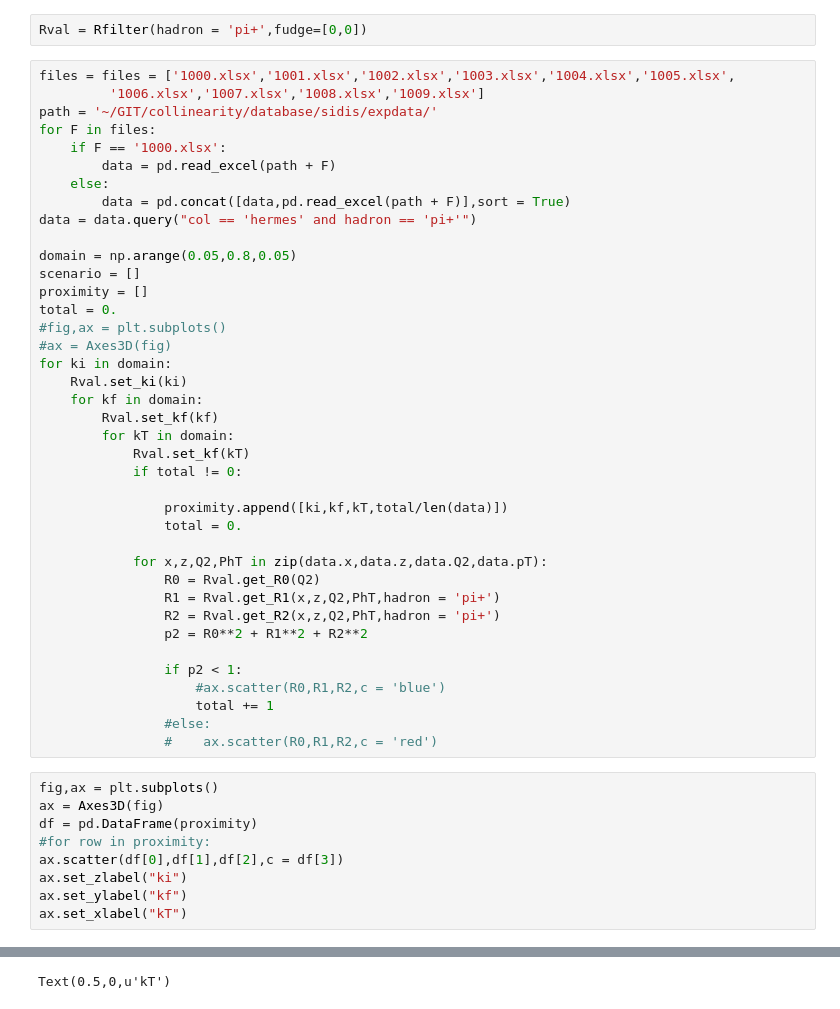
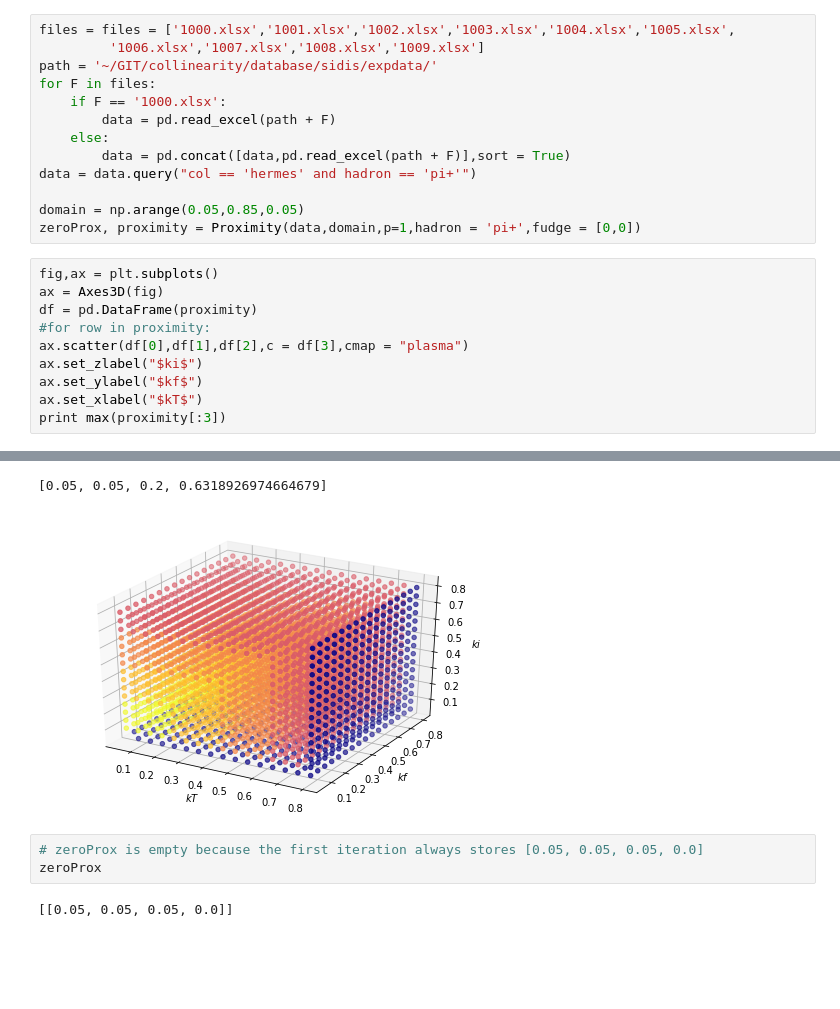
Before and after one commit to prokudin/collinearity, a Jupyter notebook: notebooks/HERMES_proximity_plot_Scott.ipynb, the cells around one changed output, grey strips where cells are left out. Cells and saved outputs as stored; diff of their text form; blank space fills up the shorter version.

```diff
--- a/notebooks/HERMES_proximity_plot_Scott.ipynb
+++ b/notebooks/HERMES_proximity_plot_Scott.ipynb
@@ -187,5 +195,3 @@ class Rfilter(object):
-# %%
-Rval = Rfilter(hadron = 'pi+',fudge=[0,0])
 # %%
 files = files = ['1000.xlsx','1001.xlsx','1002.xlsx','1003.xlsx','1004.xlsx','1005.xlsx',
          '1006.xlsx','1007.xlsx','1008.xlsx','1009.xlsx']
@@ -197,41 +203,16 @@ for F in files:
         data = pd.concat([data,pd.read_excel(path + F)],sort = True)
 data = data.query("col == 'hermes' and hadron == 'pi+'")
 
-domain = np.arange(0.05,0.8,0.05)
-scenario = []
-proximity = []
-total = 0.
-#fig,ax = plt.subplots()
-#ax = Axes3D(fig)
-for ki in domain:
-    Rval.set_ki(ki)
-    for kf in domain:
-        Rval.set_kf(kf)
-        for kT in domain:
-            Rval.set_kf(kT)
-            if total != 0:
-
-                proximity.append([ki,kf,kT,total/len(data)])
-                total = 0.
-
-            for x,z,Q2,PhT in zip(data.x,data.z,data.Q2,data.pT):
-                R0 = Rval.get_R0(Q2)
-                R1 = Rval.get_R1(x,z,Q2,PhT,hadron = 'pi+')
-                R2 = Rval.get_R2(x,z,Q2,PhT,hadron = 'pi+')
-                p2 = R0**2 + R1**2 + R2**2
-
-                if p2 < 1:
-                    #ax.scatter(R0,R1,R2,c = 'blue')
-                    total += 1
-                #else:
-                #    ax.scatter(R0,R1,R2,c = 'red')
+domain = np.arange(0.05,0.85,0.05)
+zeroProx, proximity = Proximity(data,domain,p=1,hadron = 'pi+',fudge = [0,0])
 # %%
 fig,ax = plt.subplots()
 ax = Axes3D(fig)
 df = pd.DataFrame(proximity)
 #for row in proximity:
-ax.scatter(df[0],df[1],df[2],c = df[3])
-ax.set_zlabel("ki")
-ax.set_ylabel("kf")
-ax.set_xlabel("kT")
+ax.scatter(df[0],df[1],df[2],c = df[3],cmap = "plasma")
+ax.set_zlabel("$ki$")
+ax.set_ylabel("$kf$")
+ax.set_xlabel("$kT$")
+print max(proximity[:3])
 # %% [output]
@@ -240 +219,7 @@ ax.set_xlabel("kT")
-Text(0.5,0,u'kT')
+[0.05, 0.05, 0.2, 0.6318926974664679]
+[figure, added]
+# %%
+# zeroProx is empty because the first iteration always stores [0.05, 0.05, 0.05, 0.0]
+zeroProx
+# %% [output]
+[[0.05, 0.05, 0.05, 0.0]]
```
Also changed, not shown: parts of 2 cells of this notebook.
